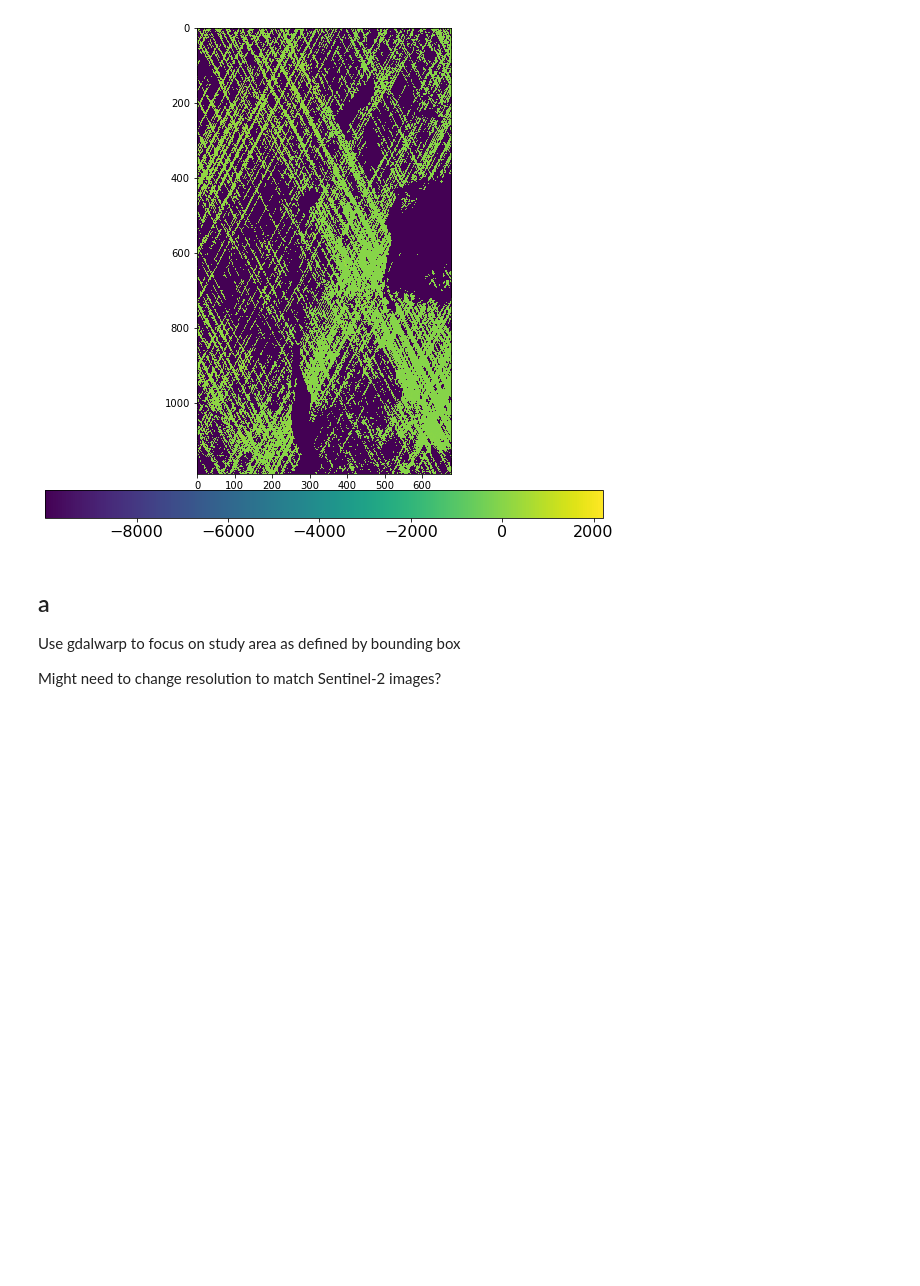
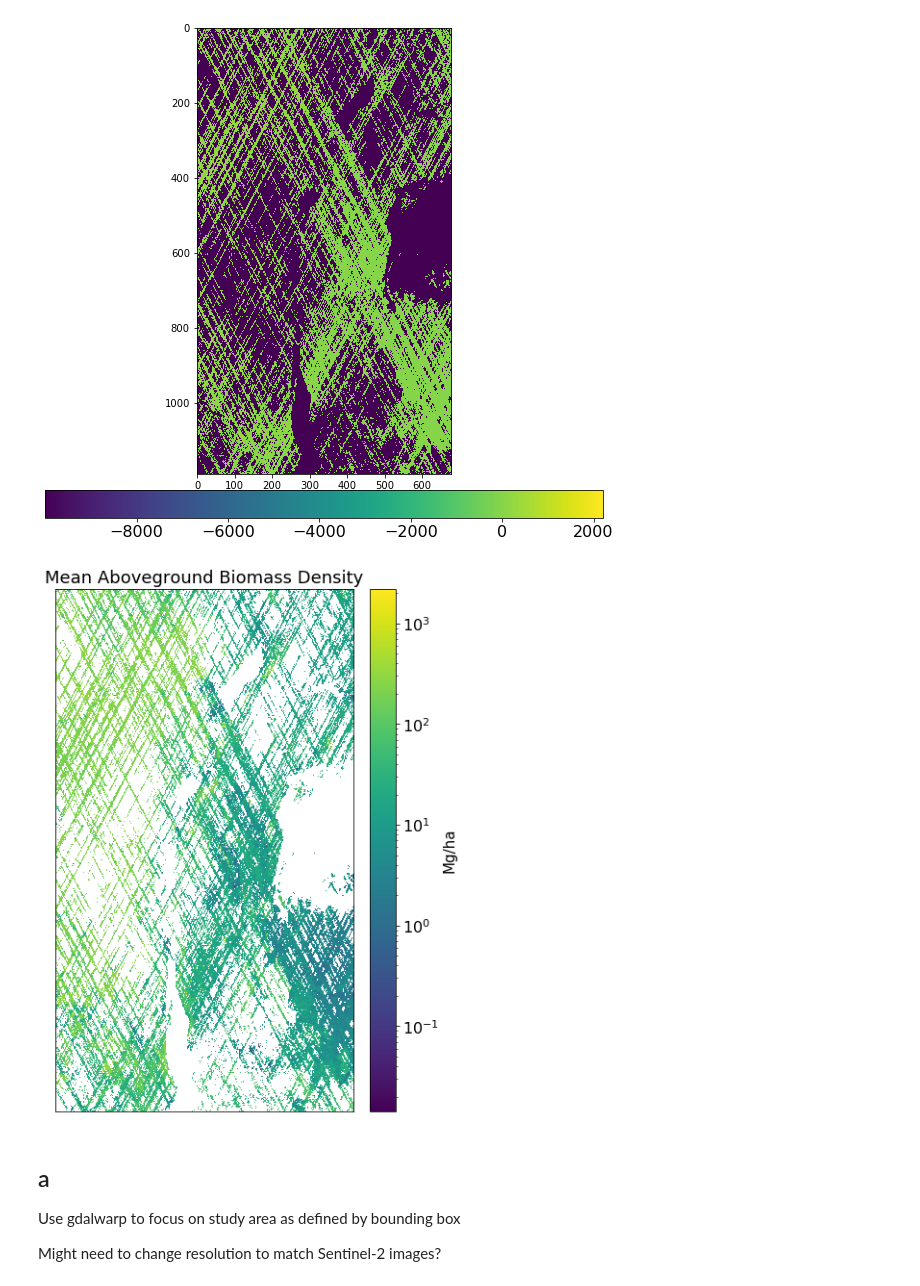
Before and after one commit to caseyslaught/duke-esda-forest-project, a Jupyter notebook: EK_proj.ipynb, the cells around one changed output. Cells and saved outputs as stored; diff of their text form; code cells hidden in the pictures; blank space fills up the shorter version.

```diff
--- a/EK_proj.ipynb
+++ b/EK_proj.ipynb
@@ -46,6 +46,35 @@ cb.ax.tick_params(labelsize=16)
 plt.show()
 # %% [output]
 [figure]
+# %%
+%matplotlib inline
+import rasterio
+import matplotlib.pyplot as plt
+from matplotlib import colors
+import numpy as np
+
+
+#Read in GEDI GeoTIFF
+file1 = '/shared_space/G1/gedi/sdat_2017_1_20221129_102544650.tif'
+fp1 = rasterio.open(file1,'r')
+gedi = fp1.read(1)
+
+#Mask out area with NoData Values
+gedi_m = np.ma.masked_array(gedi,gedi==-9999)
+#gedi_m = np.ma.masked_array(gedi_m,gedi>600)
+
+# Visualize GEDI
+plt.figure(figsize=(10,10))
+im = plt.imshow(gedi_m, norm=colors.LogNorm())
+plt.title('Mean Aboveground Biomass Density', fontsize=18)
+cb = plt.colorbar(im, orientation='vertical',pad=0.03)
+plt.xticks([])
+plt.yticks([])
+cb.ax.tick_params(labelsize=16)
+cb.set_label('Mg/ha',fontsize=15)
+plt.show()
+# %% [output]
+[figure, added]
 # %% [markdown]
 ## a
 Use gdalwarp to focus on study area as defined by bounding box
```
Also changed, not shown: parts of 15 cells of this notebook.
